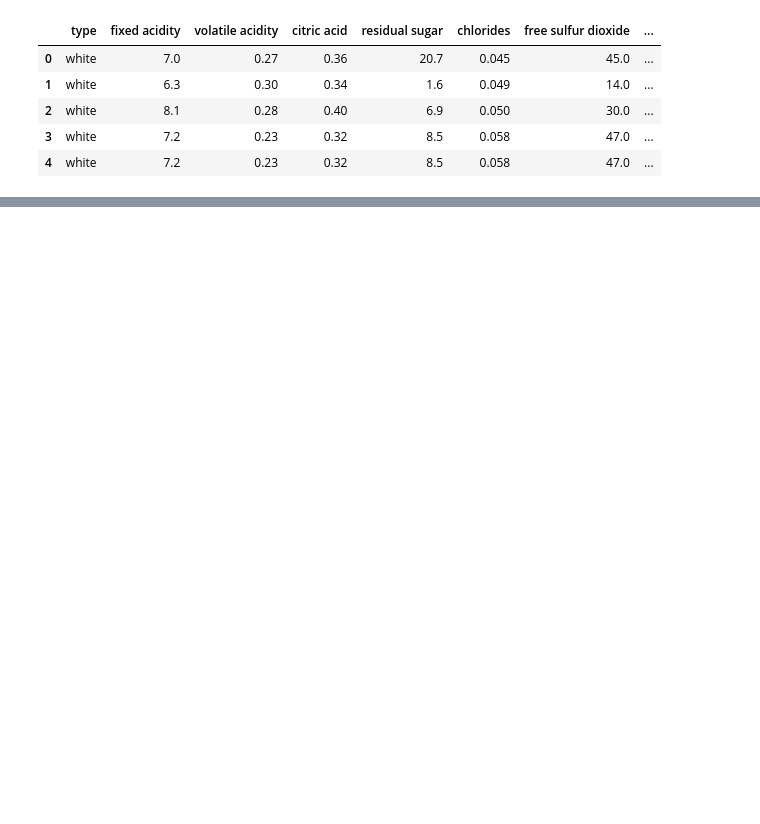
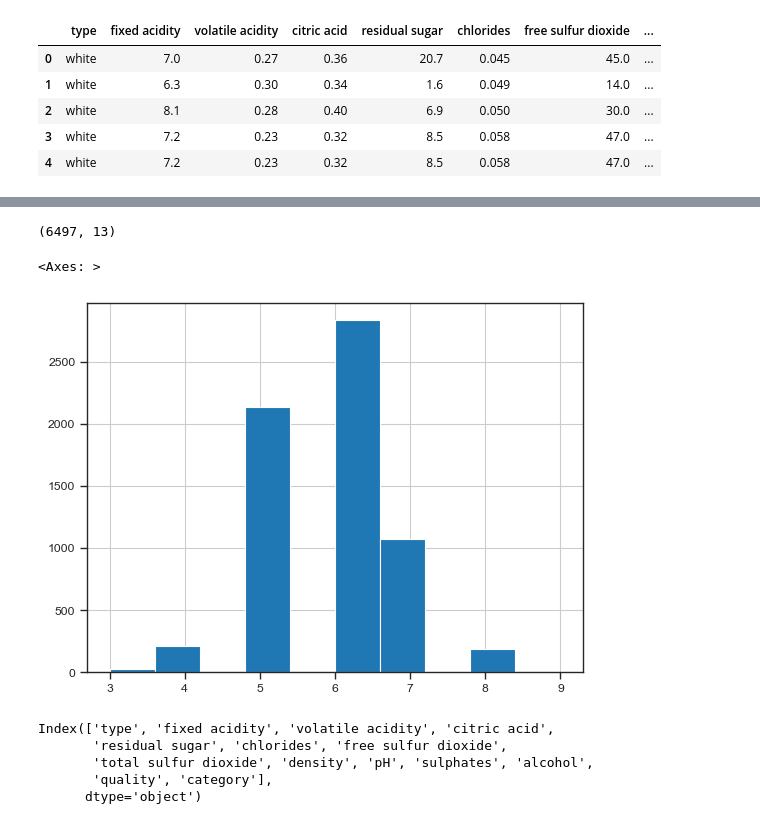
Before and after one commit to FabioRochaPoeta/wine-case, a Jupyter notebook: analisando-db-vinho-branco-e-tinto.ipynb, the cells around one changed output, grey strips where cells are left out. Saved outputs shown, nothing was run; the diff lists cells and outputs as text; code cells hidden in the pictures; blank space fills up the shorter version.

```diff
--- a/analisando-db-vinho-branco-e-tinto.ipynb
+++ b/analisando-db-vinho-branco-e-tinto.ipynb
@@ -13,0 +49,16 @@ wine.head()
+# %%
+import matplotlib.pyplot as plt
+import seaborn as sns
+import numpy as np
+
+sns.set_style("ticks")
+sns.set_context("paper")
+# %%
+wine.shape
+# %% [output]
+(6497, 13)
+# %%
+wine.quality.hist()
+# %% [output]
+<Axes: >
+[figure, added]
@@ -13,0 +69,8 @@ wine.head()
+# %%
+wine.columns
+# %% [output]
+Index(['type', 'fixed acidity', 'volatile acidity', 'citric acid',
+       'residual sugar', 'chlorides', 'free sulfur dioxide',
+       'total sulfur dioxide', 'density', 'pH', 'sulphates', 'alcohol',
+       'quality', 'category'],
+      dtype='object')
```
Also changed, not shown: parts of 8 cells of this notebook, 1 other file.
